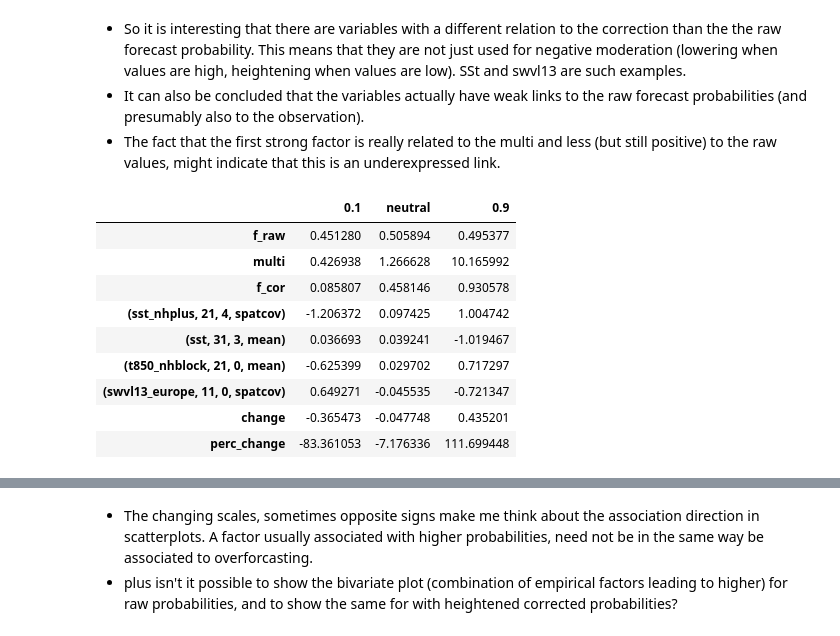
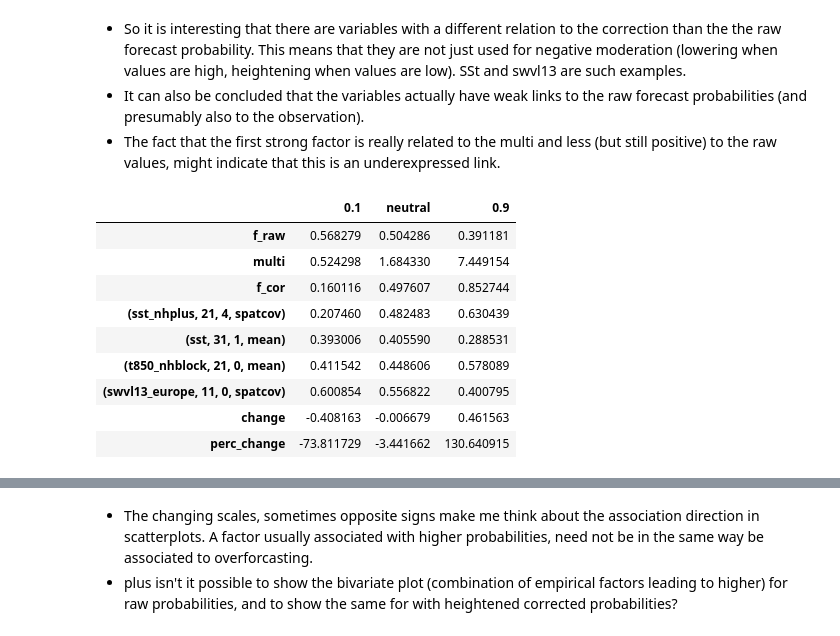
Before and after one commit to chiemvs/Hybrid, a Jupyter notebook: notebooks/model_behavior.ipynb, the cells around one changed output, grey strips where cells are left out. Saved outputs shown, nothing was run; the diff lists cells and outputs as text; code cells hidden in the pictures.

```diff
--- a/notebooks/model_behavior.ipynb
+++ b/notebooks/model_behavior.ipynb
@@ -197,18 +197,18 @@ pd.concat([with_multi,with_raw], axis = 1, keys = ['multi','raw']).loc[:,(slice(
 * It can also be concluded that the variables actually have weak links to the raw forecast probabilities (and presumably also to the observation).
 * The fact that the first strong factor is really related to the multi and less (but still positive) to the raw values, might indicate that this is an underexpressed link.
 # %%
-composite_extremes(outpos,level = 0.1, columnname = 'multi')
+composite_extremes(outpos,level = 0.1, columnname = 'change')
 # %% [output]
 |  | 0.1 | neutral | 0.9 |
-| f_raw | 0.451280 | 0.505894 | 0.495377 |
-| multi | 0.426938 | 1.266628 | 10.165992 |
-| f_cor | 0.085807 | 0.458146 | 0.930578 |
-| (sst_nhplus, 21, 4, spatcov) | -1.206372 | 0.097425 | 1.004742 |
-| (sst, 31, 3, mean) | 0.036693 | 0.039241 | -1.019467 |
-| (t850_nhblock, 21, 0, mean) | -0.625399 | 0.029702 | 0.717297 |
-| (swvl13_europe, 11, 0, spatcov) | 0.649271 | -0.045535 | -0.721347 |
-| change | -0.365473 | -0.047748 | 0.435201 |
-| perc_change | -83.361053 | -7.176336 | 111.699448 |
+| f_raw | 0.568279 | 0.504286 | 0.391181 |
+| multi | 0.524298 | 1.684330 | 7.449154 |
+| f_cor | 0.160116 | 0.497607 | 0.852744 |
+| (sst_nhplus, 21, 4, spatcov) | 0.207460 | 0.482483 | 0.630439 |
+| (sst, 31, 1, mean) | 0.393006 | 0.405590 | 0.288531 |
+| (t850_nhblock, 21, 0, mean) | 0.411542 | 0.448606 | 0.578089 |
+| (swvl13_europe, 11, 0, spatcov) | 0.600854 | 0.556822 | 0.400795 |
+| change | -0.408163 | -0.006679 | 0.461563 |
+| perc_change | -73.811729 | -3.441662 | 130.640915 |
 # %%
 composite_extremes(outpos, columnname = 'f_raw', level = 0.1)
 # %% [output]
```
Also changed, not shown: parts of 36 cells of this notebook.
